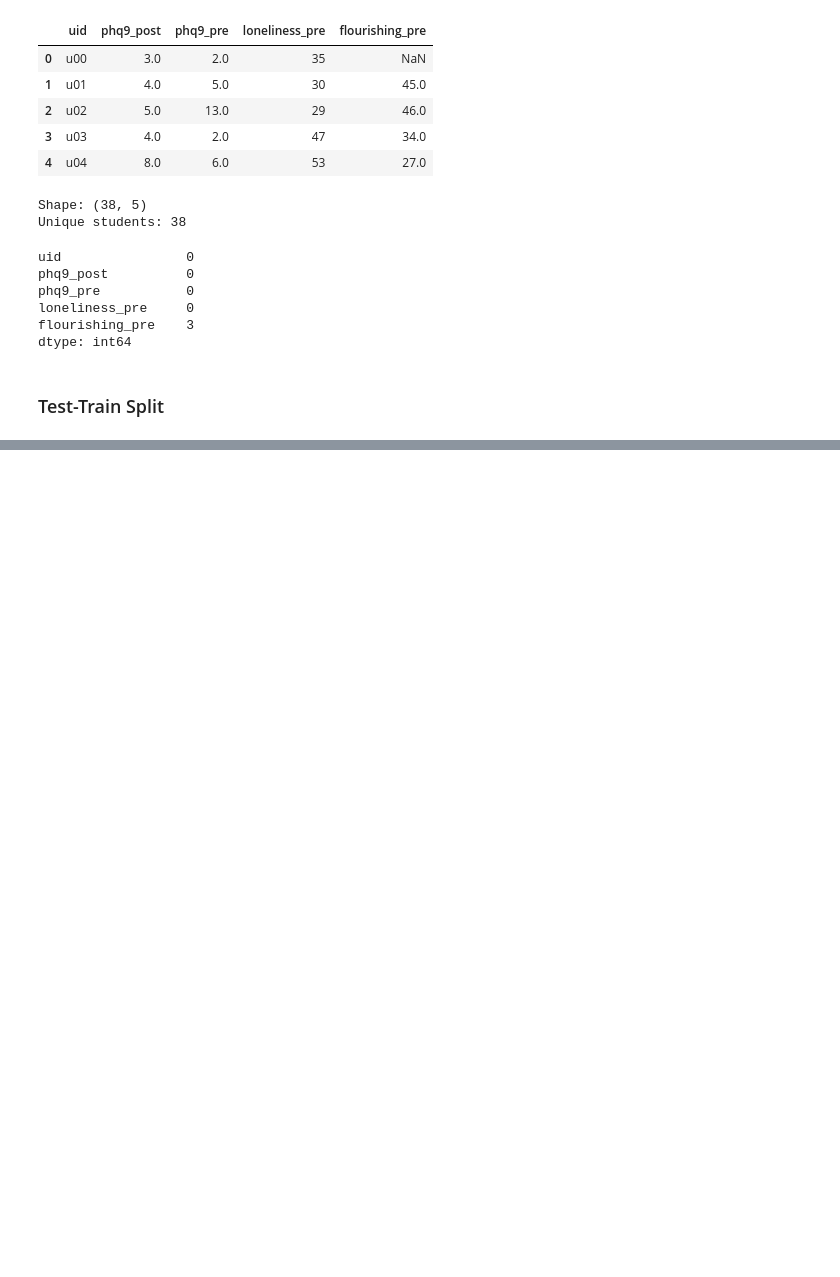
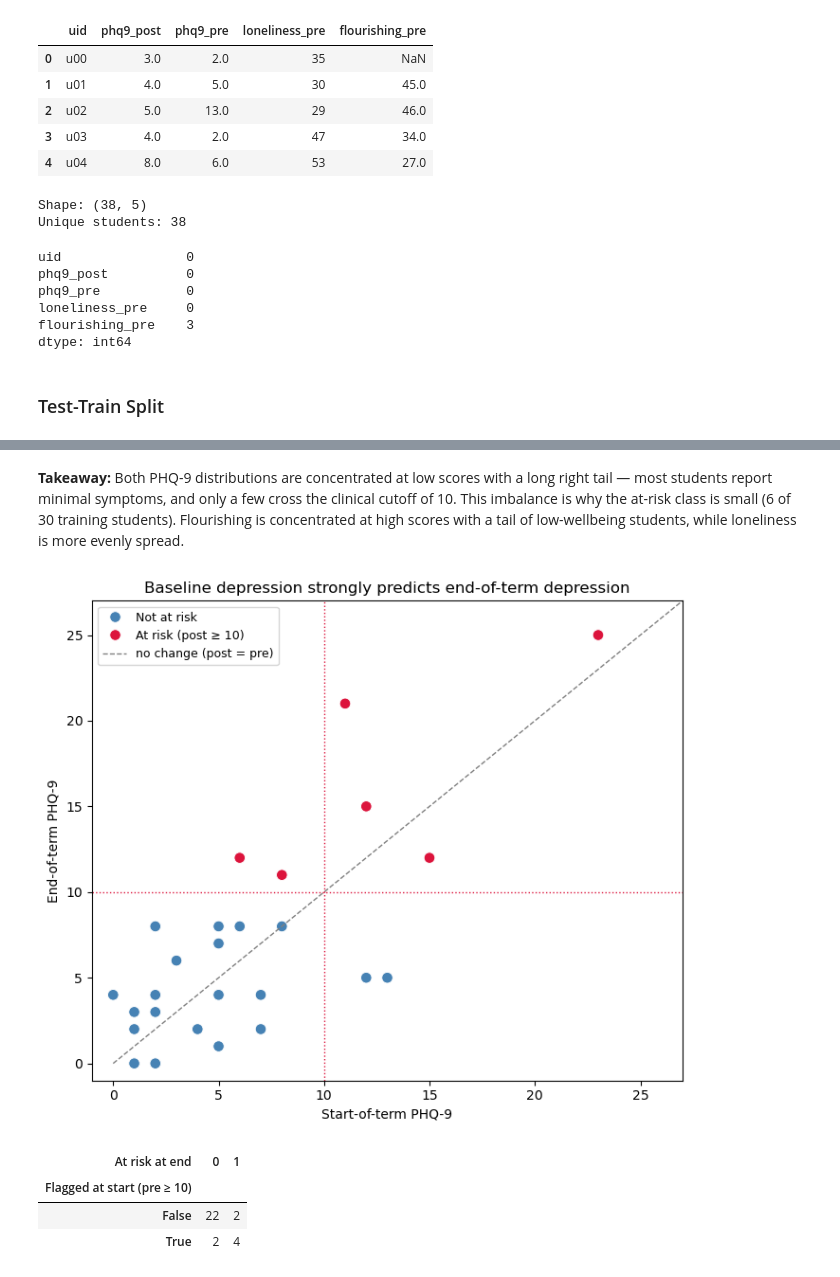
Before and after one commit to mariabssadh1-droid/spark_check, a Jupyter notebook: INSY 674-Group Project.ipynb, the cells around one changed output, grey strips where cells are left out. Cells and saved outputs as stored; diff of their text form; code cells hidden in the pictures; blank space fills up the shorter version.

```diff
--- a/INSY 674-Group Project.ipynb
+++ b/INSY 674-Group Project.ipynb
@@ -774,0 +964,40 @@ student_train.describe()
+# %% [markdown]
+**Takeaway:** Both PHQ-9 distributions are concentrated at low scores with a long right tail —
+most students report minimal symptoms, and only a few cross the clinical cutoff of 10. This
+imbalance is why the at-risk class is small (6 of 30 training students). Flourishing is
+concentrated at high scores with a tail of low-wellbeing students, while loneliness is
+more evenly spread.
+# %%
+# Start- vs end-of-term depression, coloured by at-risk status
+fig, ax = plt.subplots(figsize=(7, 6))
+
+sns.scatterplot(
+    data=student_train, x="phq9_pre", y="phq9_post",
+    hue=student_train["at_risk"].map({0: "Not at risk", 1: "At risk (post ≥ 10)"}),
+    palette={"Not at risk": "steelblue", "At risk (post ≥ 10)": "crimson"},
+    s=70, ax=ax
+)
+ax.plot([0, 27], [0, 27], color="grey", linestyle="--", linewidth=1, label="no change (post = pre)")
+ax.axhline(10, color="crimson", linestyle=":", linewidth=1)
+ax.axvline(10, color="crimson", linestyle=":", linewidth=1)
+
+ax.set_xlim(-1, 27)
+ax.set_ylim(-1, 27)
+ax.set_xlabel("Start-of-term PHQ-9")
+ax.set_ylabel("End-of-term PHQ-9")
+ax.set_title("Baseline depression strongly predicts end-of-term depression")
+ax.legend(title="", fontsize=9)
+plt.tight_layout()
+plt.show()
+
+# How well would a simple rule ("flag if start-of-term PHQ-9 >= 10") do?
+display(pd.crosstab(
+    student_train["phq9_pre"] >= 10, student_train["at_risk"],
+    rownames=["Flagged at start (pre ≥ 10)"], colnames=["At risk at end"]
+))
+# %% [output]
+[figure, added]
+| At risk at end | 0 | 1 |
+| Flagged at start (pre ≥ 10) |  |  |
+| False | 22 | 2 |
+| True | 2 | 4 |
```
Also changed, not shown: parts of 32 cells of this notebook.
